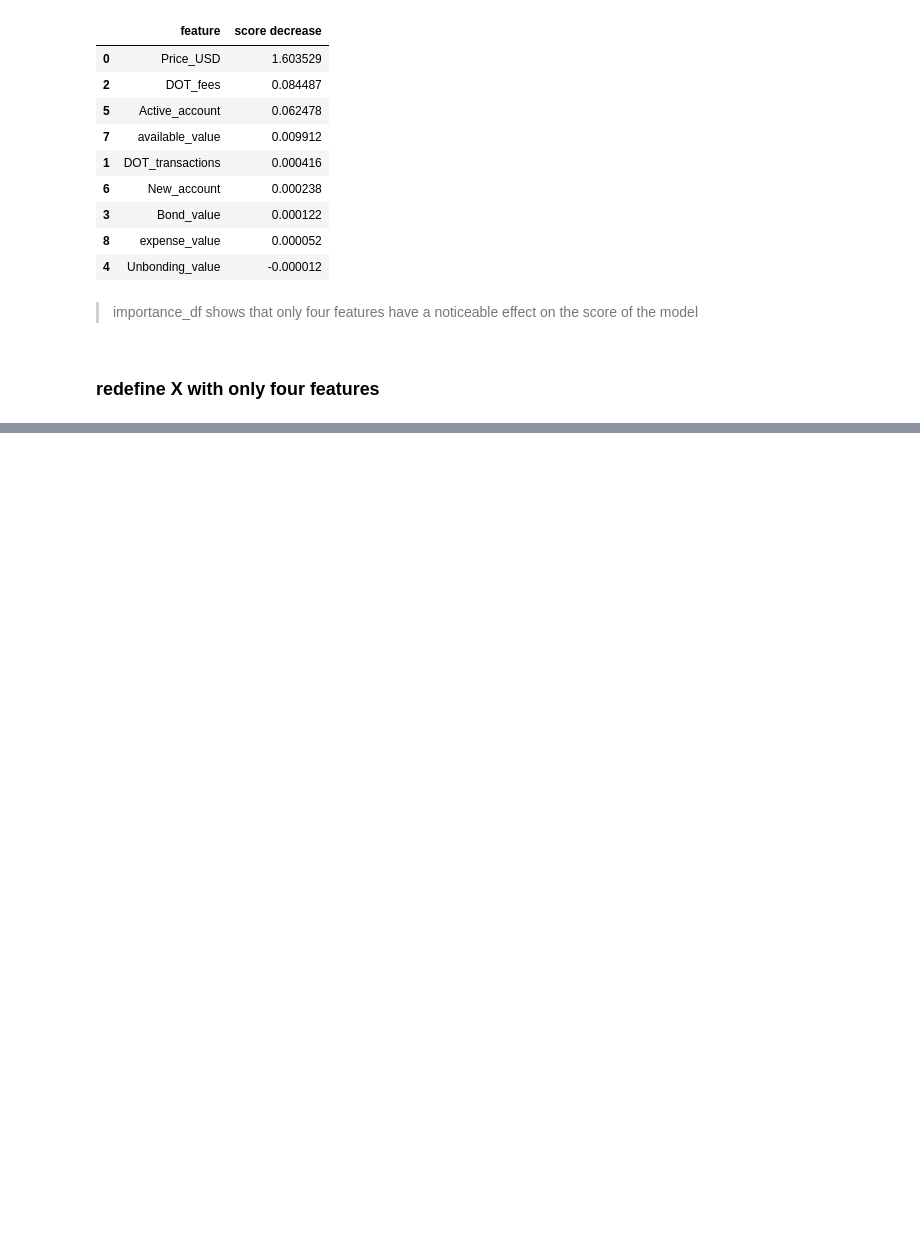
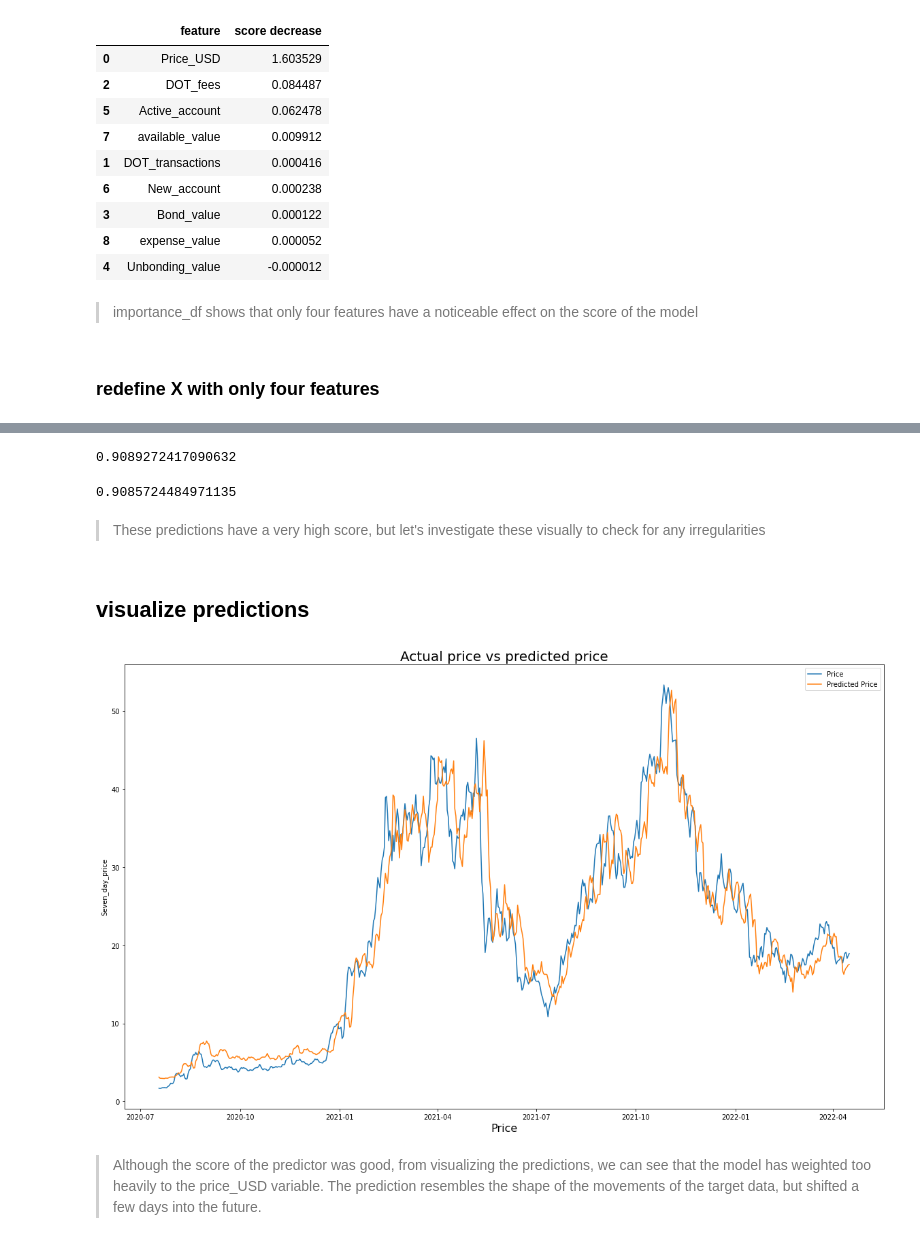
Before and after one commit to inherentspice/Polkadot-Price-Prediction, a Jupyter notebook: polkadot_sklearn/polkadot_price_prediction.ipynb, the cells around one changed output, grey strips where cells are left out. Saved outputs shown, nothing was run; the diff lists cells and outputs as text; code cells hidden in the pictures; blank space fills up the shorter version.

Commit message:
visualized the results of the prediction and analysed

```diff
--- a/polkadot_sklearn/polkadot_price_prediction.ipynb
+++ b/polkadot_sklearn/polkadot_price_prediction.ipynb
@@ -217,0 +205,29 @@ lin_model.score(X_test_scaled, y_test)
+# %%
+lin_model = LinearRegression().fit(X_train_scaled, y_train)
+train_prediction = lin_model.predict(X_train_scaled)
+lin_model.score(X_train_scaled, y_train)
+# %% [output]
+0.9089272417090632
+# %%
+test_prediction = lin_model.predict(X_test_scaled)
+lin_model.score(X_test_scaled, y_test)
+# %% [output]
+0.9085724484971135
+# %% [markdown]
+> These predictions have a very high score, but let's investigate these visually to check for any irregularities
+# %% [markdown]
+## visualize predictions
+# %%
+scaled_dataset = scaler.transform(X)
+dataset_prediction = lin_model.predict(scaled_dataset)
+df_merged['prediction'] = dataset_prediction.reshape(-1,1)
+# %%
+plt.figure(figsize=(20,12))
+sns.lineplot(x=df_merged['Date'], y=df_merged['Seven_day_price'], label='Price')
+sns.lineplot(x=df_merged['Date'], y=df_merged['prediction'], label='Predicted Price')
+plt.title('Actual price vs predicted price', fontsize=20)
+plt.xlabel('Price', fontsize=16);
+# %% [output]
+[figure, added]
+# %% [markdown]
+> Although the score of the predictor was good, from visualizing the predictions, we can see that the model has weighted too heavily to the price_USD variable. The prediction resembles the shape of the movements of the target data, but shifted a few days into the future.
```
Also changed, not shown: parts of 17 cells of this notebook.
